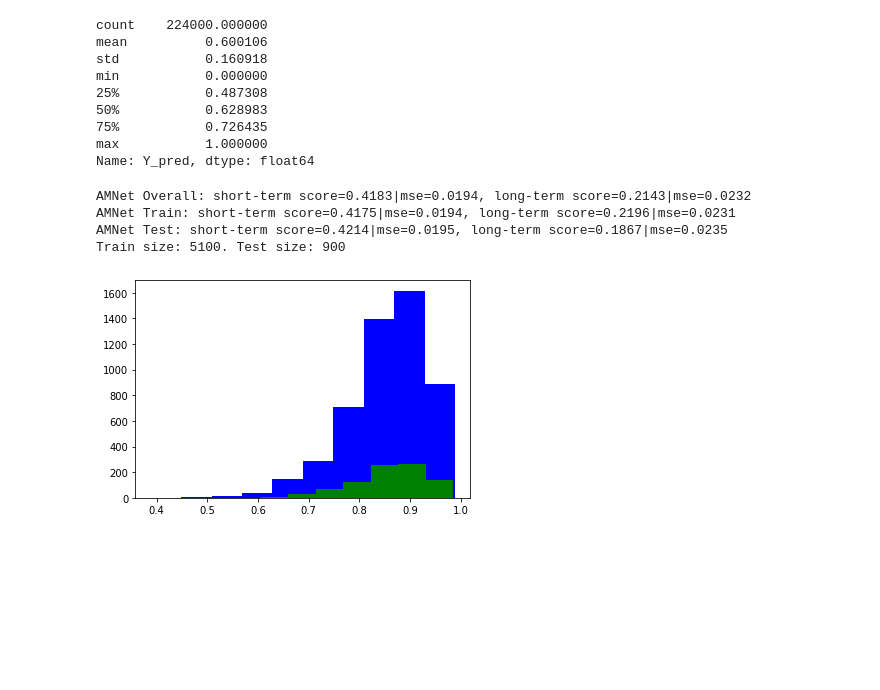
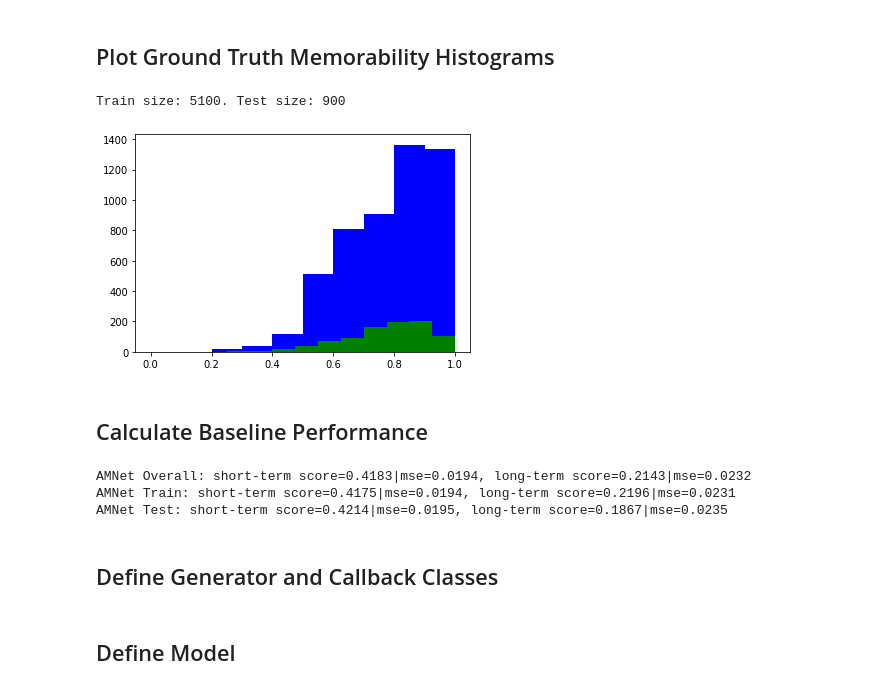
Before and after one commit to atotev/CA684-2021, a Jupyter notebook: Notebook_4-Train_ShortTerm_Model.ipynb, the cells around one changed output. Saved outputs shown, nothing was run; the diff lists cells and outputs as text; code cells hidden in the pictures; blank space fills up the shorter version.

```diff
--- a/Notebook_4-Train_ShortTerm_Model.ipynb
+++ b/Notebook_4-Train_ShortTerm_Model.ipynb
@@ -66,15 +72,16 @@ if not os.path.exists(logs_dir):
     os.makedirs(logs_dir)
 
 # some global params
+SHORT_TERM_MODEL = False
 SIZE = (70, 70)
-USE_ATT_MAPS = True
+USE_ATT_MAPS = False
 USE_AMNET_PRED = True
 ATT_MAPS = [ 0, 1, 2 ] # full list - [ 0, 1, 2 ]
 RGB = True
 FRAME_INDEXES = [0, 48, 96, 144] # full list - [0, 24, 48, 72, 96, 120, 144]
 BATCH_SIZE=32
-TRAINING_ITERATIONS=1
-EPOCHS=30
+TRAINING_ITERATIONS=4
+EPOCHS=20
 MULTIPROCESSING=True
 WORKERS=8
 SPEARMAN_THRESHOLD = 0.43
@@ -83,12 +110,23 @@ NBFRAME = len(FRAME_INDEXES)
+# %% [markdown]
+## Plot Ground Truth Memorability Histograms
+# %%
+# train/test y_true histogram
+X_train = dev_videos_train["video"]
+y_train = dev_videos_train["short-term_memorability"] if SHORT_TERM_MODEL else dev_videos_train["long-term_memorability"]
+X_test = dev_videos_test["video"]
+y_test = dev_videos_test["short-term_memorability"] if SHORT_TERM_MODEL else dev_videos_test["long-term_memorability"]
+train_size = X_train.shape[0]
+test_size = X_test.shape[0]
+print("Train size: %d. Test size: %d" % (train_size, test_size))
+plt.hist(y_train, color='blue')
+plt.hist(y_test, color='green')
+plt.show()
+# %% [output]
+Train size: 5100. Test size: 900
+[figure, added]
+# %% [markdown]
+## Calculate Baseline Performance
 # %%
-# load data
-amnet_preds = pd.read_csv(os.path.join(processing_dir, "all_amnet_pred.csv")).set_index("video")
-amnet_preds["Y_pred"] = MinMaxScaler().fit_transform(amnet_preds["Y_pred"].values.reshape(-1, 1))
-display(amnet_preds["Y_pred"].describe())
-dev_videos = pd.read_csv(os.path.join(processing_dir, "amnet_devset_preds.csv"))
-dev_videos_train = dev_videos[dev_videos["test"]==False]
-dev_videos_test = dev_videos[dev_videos["test"]==True]
-
 # calculate AMNet scores
 def calc_spearman(a1, a2):
     Res = pd.DataFrame()
@@ -114,33 +152,12 @@ amnet_long_score = calc_spearman(dev_videos_test["long-term_memorability"], dev_
 amnet_long_mse = mean_squared_error(dev_videos_test["long-term_memorability"], dev_videos_test["Y_pred"])
 print("AMNet Test: short-term score=%.04f|mse=%.04f, long-term score=%.04f|mse=%.04f"
       % (amnet_short_score, amnet_short_mse, amnet_long_score, amnet_long_mse))
-
-# train/test y_true histogram
-X_train = dev_videos_train["video"]
-y_train = dev_videos_train["short-term_memorability"]
-X_test = dev_videos_test["video"]
-y_test = dev_videos_test["short-term_memorability"]
-train_size = X_train.shape[0]
-test_size = X_test.shape[0]
-print("Train size: %d. Test size: %d" % (train_size, test_size))
-plt.hist(y_train, color='blue')
-plt.hist(y_test, color='green')
-plt.show()
 # %% [output]
-count    224000.000000
-mean          0.600106
-std           0.160918
-min           0.000000
-25%           0.487308
-50%           0.628983
-75%           0.726435
-max           1.000000
-Name: Y_pred, dtype: float64
+AMNet Overall: short-term score=0.4183|mse=0.0194, long-term score=0.2143|mse=0.0232
+AMNet Train: short-term score=0.4175|mse=0.0194, long-term score=0.2196|mse=0.0231
+AMNet Test: short-term score=0.4214|mse=0.0195, long-term score=0.1867|mse=0.0235
-AMNet Overall: short-term score=0.4183|mse=0.0194, long-term score=0.2143|mse=0.0232
-AMNet Train: short-term score=0.4175|mse=0.0194, long-term score=0.2196|mse=0.0231
-AMNet Test: short-term score=0.4214|mse=0.0195, long-term score=0.1867|mse=0.0235
-Train size: 5100. Test size: 900
-[figure, removed]
+# %% [markdown]
+## Define Generator and Callback Classes
 # %%
 class TrainTestSequence(Sequence):
     def __init__(self, X_set, y_set, do_shuffle):
@@ -239,6 +256,8 @@ class SpearmanCalcCallback(keras.callbacks.Callback):
     def evaluate_model(self, model):
         self.set_run(0, model)
         self.on_epoch_end(-1)
+# %% [markdown]
+## Define Model
 # %%
 # define model
 def functional_model(shape=(NBFRAME,) + SIZE + (CHANNELS,)):
```
Also changed, not shown: parts of 7 cells of this notebook.
